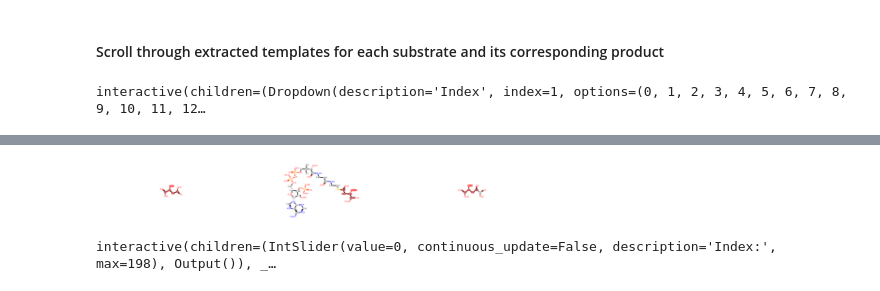
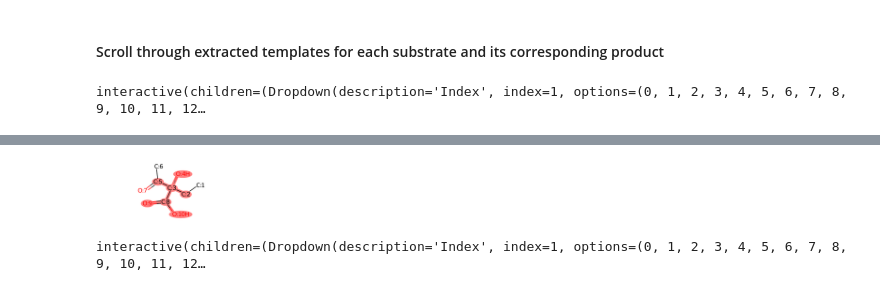
Before and after one commit to yashchainani21/RxnTools, a Jupyter notebook: notebooks/nb_04 - extract mono substrate rxn templates pt2.ipynb, the cells around one changed output, grey strips where cells are left out. Saved outputs shown, nothing was run; the diff lists cells and outputs as text; code cells hidden in the pictures.

Commit message:
mvp for substrate side template extraction

```diff
--- a/notebooks/nb_04 - extract mono substrate rxn templates pt2.ipynb
+++ b/notebooks/nb_04 - extract mono substrate rxn templates pt2.ipynb
@@ -88,6 +88,19 @@ There are 420 unique reactions within BRENDA under rule rule0024
 # %%
-for i,rxn_str in enumerate(list(BRENDA_df['unmapped'])):
+keep_idx = []
+
+for i, rxn_str in enumerate(list(BRENDA_df['unmapped'])):
     reactants, products = rxn_str.split('>>')
-    print(products.split('.'))
-    break
+    reactants_list = reactants.split('.')
+    products_list = products.split('.')
+
+    if len(reactants_list) == 1 and len(products_list) == 2:
+
+        for product_smiles in products_list:
+            if product_smiles == 'O=C=O':
+                keep_idx.append(i)
+
+query_df = BRENDA_df.iloc[keep_idx, :]
+query_df = query_df[query_df['source']=='direct']
+query_rxns_frm_BRENDA = set(query_df['mapped'])
+print(f'\nThere are {len(query_rxns_frm_BRENDA)} unique reactions within BRENDA')
 # %% [output]
@@ -311,8 +348,9 @@ grouped_rxns_df = pd.DataFrame({'Substrate SMILES': all_substrates,
 # %%
 # create a naming system for the reaction rules
-unique_templates = set(all_templates)
+query_rule = 'rule0024'
+unique_templates = set(all_substrate_templates)
 template_names_list = [ f'{query_rule}_r{radius}_{i}' for i in range(len(unique_templates)) ]
-template_names_df = pd.DataFrame({'Template': list(unique_templates),
+template_names_df = pd.DataFrame({'Substrate template': list(unique_templates),
                                  'Template name': template_names_list})
 # %%
 template_names_df
@@ -349,9 +387,9 @@ grouped_rxns_df
 # %%
 # Assuming your DataFrames are named template_names_df and grouped_rxns_df
 # Perform the merge operation
-merged_df = grouped_rxns_df.merge(template_names_df[['Template', 'Template name']],
-                                  on='Template',
-                                  how='left')
+merged_df = grouped_rxns_df.merge(template_names_df[['Substrate template', 'Template name']],
+                                  on = 'Substrate template',
+                                  how = 'left')
 # %%
 merged_df
 # %% [output]
@@ -371,24 +409,24 @@ merged_df
 # %%
 index = 11
 
 template_name = template_names_df.iloc[index, 1]
-template_SMARTS = list(merged_df[merged_df['Template name'] == template_name]['Template'])[0]
+template_SMARTS = list(merged_df[merged_df['Template name'] == template_name]['Substrate template'])[0]
 substrates_SMILES_list = merged_df[merged_df['Template name'] == template_name]['Substrate SMILES']
 
 mols = [Chem.MolFromSmiles(s) for s in substrates_SMILES_list]
 highlight_template = [m.GetSubstructMatch(Chem.MolFromSmarts(template_SMARTS)) for m in mols]
 
 Draw.MolsToGridImage(mols = mols,
                              molsPerRow = 5,
                              subImgSize = (500, 200),
                              highlightAtomLists = highlight_template)
 # %% [output]
-[figure, old version]
+[figure, new version]
 # %%
 def display_grid(index):
     # Get the template name and SMARTS based on the current index
     template_name = template_names_df.iloc[index, 1]
-    template_SMARTS = list(merged_df[merged_df['Template name'] == template_name]['Template'])[0]
+    template_SMARTS = list(merged_df[merged_df['Template name'] == template_name]['Substrate template'])[0]
     substrates_SMILES_list = merged_df[merged_df['Template name'] == template_name]['Substrate SMILES']
 
     # Generate molecules and highlights
@@ -398,24 +436,19 @@ def display_grid(index):
     print(f'\nTemplate: {template_SMARTS}\n')
 
     # Display the molecules grid
-    img = Draw.MolsToGridImage(mols=mols,
-                               molsPerRow=5,
-                               subImgSize=(500, 200),
-                               highlightAtomLists=highlight_template)
+    img = Draw.MolsToGridImage(mols = mols,
+                               molsPerRow = 5,
+                               subImgSize = (500, 200),
+                               highlightAtomLists = highlight_template)
     display(img)
 
 # Create the slider widget
-slider = widgets.IntSlider(
-    value=0,  # Default index
-    min=0,  # Start index
-    max=len(template_names_df) - 1,  # End index
-    step=1,  # Step size
-    description='Index:',
-    continuous_update=False  # Update only when the slider stops moving
-)
+index_widget = widgets.Dropdown(options = list(range(len(template_names_df) - 1)),
+                                value = 1,
+                                description = 'Index')
 
 # Create an interactive widget and display it
-interactive_widget = widgets.interactive(display_grid, index=slider)
+interactive_widget = widgets.interactive(display_grid, index = index_widget)
 display(interactive_widget)
 # %% [output]
-interactive(children=(IntSlider(value=0, continuous_update=False, description='Index:', max=198), Output()), _…
+interactive(children=(Dropdown(description='Index', index=1, options=(0, 1, 2, 3, 4, 5, 6, 7, 8, 9, 10, 11, 12…
```
Also changed, not shown: parts of 15 cells of this notebook.
